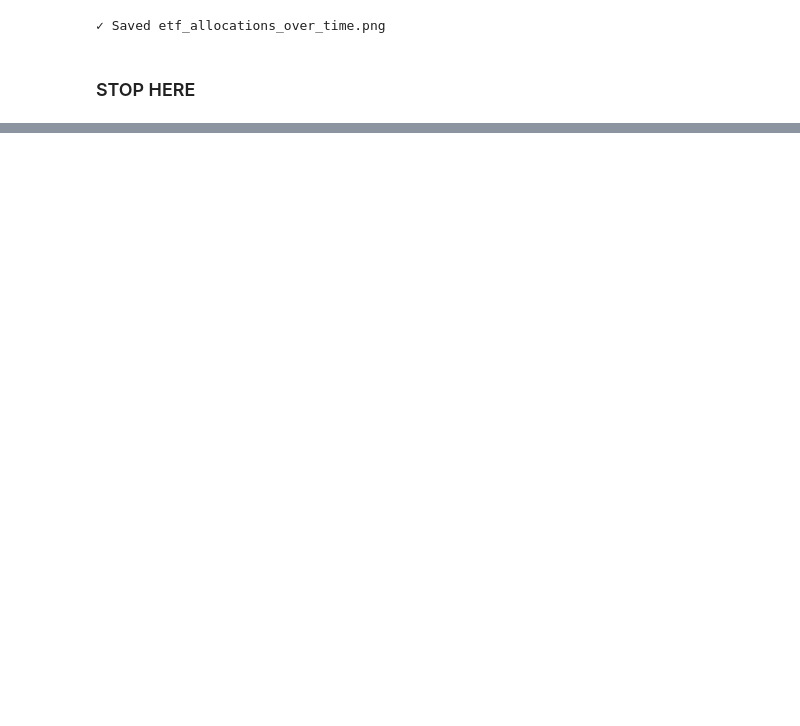
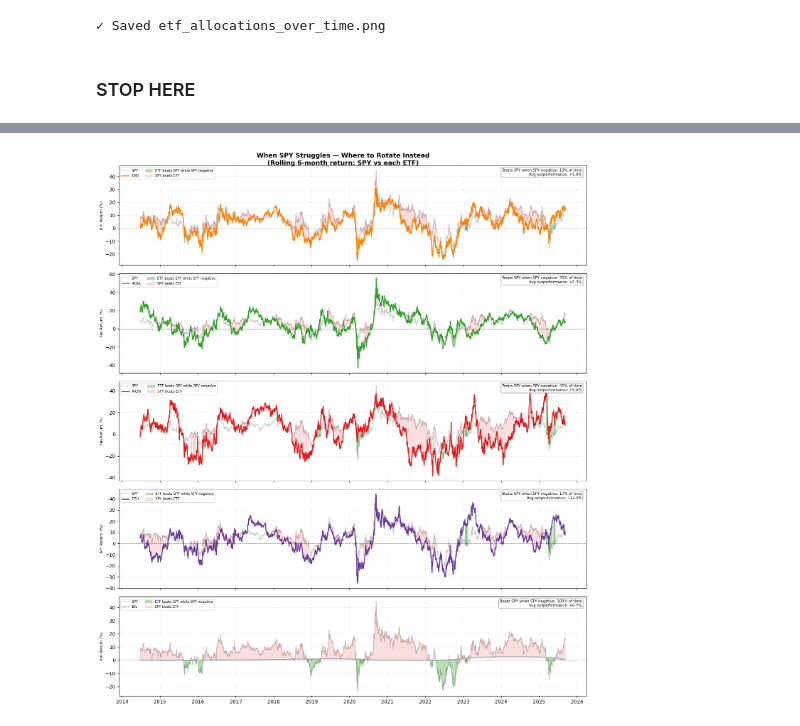
Before and after one commit to roshni-guha/working-directory-capitalfund, a Jupyter notebook: RLGlobalEquity_clean.ipynb, the cells around one changed output, grey strips where cells are left out. Cells and saved outputs as stored; diff of their text form; code cells hidden in the pictures; blank space fills up the shorter version.

```diff
--- a/RLGlobalEquity_clean.ipynb
+++ b/RLGlobalEquity_clean.ipynb
@@ -1387,0 +1442,96 @@ print(f"\nNow retrain seed {best_seed} with full 50 episodes and save.")
+# %%
+# ═══════════════════════════════════════════════════════════════
+# When SPY struggles, where should you be instead?
+# ═══════════════════════════════════════════════════════════════
+
+p_full = prices_pd.copy()
+p_full["date"] = pd.to_datetime(p_full["date"])
+p_full = p_full.set_index("date").apply(pd.to_numeric, errors="coerce")
+p_oos  = p_full.loc[str(TEST_START):]
+
+# Rolling 6-month returns for each ETF
+window = 126  # ~6 months
+ret_roll = {}
+for t in trade_tickers:
+    ret_roll[t] = p_oos[t].pct_change().fillna(0).rolling(window).sum()
+
+spy_roll = ret_roll["SPY-US"]
+
+# Find periods where SPY is negative (rolling 6m)
+spy_down = spy_roll < 0
+
+fig, axes = plt.subplots(len(trade_tickers) - 1, 1,
+                          figsize=(14, 16), sharex=True)
+fig.suptitle("When SPY Struggles — Where to Rotate Instead\n"
+             "(Rolling 6-month return: SPY vs each ETF)",
+             fontsize=13, fontweight="bold")
+
+etf_colors = {
+    "EWJ-US":  "#ff7f00",
+    "INDA-US": "#33a02c",
+    "MCHI-US": "#e31a1c",
+    "EZU-US":  "#6a3d9a",
+    "BIL-US":  "#aaaaaa",
+}
+
+for ax, t in zip(axes, [t for t in trade_tickers if t != "SPY-US"]):
+    etf_roll = ret_roll[t]
+
+    # SPY in grey
+    ax.plot(spy_roll.index, spy_roll.values * 100,
+            color="#cccccc", linewidth=1.2, label="SPY", zorder=1)
+
+    # ETF in color
+    ax.plot(etf_roll.index, etf_roll.values * 100,
+            color=etf_colors[t], linewidth=1.8,
+            label=t.replace("-US", ""), zorder=2)
+
+    # Shade green where ETF > SPY AND SPY is negative (best rotation moments)
+    both   = spy_roll.index
+    outperf_when_spy_down = (etf_roll > spy_roll) & spy_down
+    ax.fill_between(both,
+                    spy_roll.values  * 100,
+                    etf_roll.values  * 100,
+                    where=outperf_when_spy_down.values,
+                    alpha=0.35, color="#33a02c",
+                    label="ETF beats SPY while SPY negative")
+
+    # Shade red where ETF < SPY and both positive (cost of rotation)
+    underperf_when_spy_up = (etf_roll < spy_roll) & ~spy_down
+    ax.fill_between(both,
+                    spy_roll.values  * 100,
+                    etf_roll.values  * 100,
+                    where=underperf_when_spy_up.values,
+                    alpha=0.15, color="#d62728",
+                    label="SPY beats ETF")
+
+    ax.axhline(0, color="black", linewidth=0.7, linestyle="--", alpha=0.4)
+
+    # Compute stats for annotation
+    n_spy_down    = spy_down.sum()
+    n_etf_beats   = outperf_when_spy_down.sum()
+    pct_beats     = n_etf_beats / n_spy_down * 100 if n_spy_down > 0 else 0
+    avg_outperf   = (etf_roll - spy_roll)[outperf_when_spy_down].mean() * 100
+
+    ax.set_ylabel("6m Return (%)", fontsize=8)
+    ax.legend(loc="upper left", fontsize=7, ncol=2)
+    ax.grid(True, alpha=0.2)
+
+    # Annotation box
+    ax.text(0.99, 0.97,
+            f"Beats SPY when SPY negative: {pct_beats:.0f}% of time\n"
+            f"Avg outperformance: {avg_outperf:+.1f}%",
+            transform=ax.transAxes, fontsize=7.5,
+            verticalalignment="top", horizontalalignment="right",
+            bbox=dict(boxstyle="round,pad=0.3", facecolor="white",
+                      edgecolor="grey", alpha=0.8))
+# Fix x-axis dates on the bottom panel
+axes[-1].xaxis.set_major_locator(plt.matplotlib.dates.YearLocator())
+axes[-1].xaxis.set_major_formatter(plt.matplotlib.dates.DateFormatter("%Y"))
+plt.setp(axes[-1].xaxis.get_majorticklabels(), rotation=0, ha="center")
+plt.tight_layout()
+plt.savefig("rotation_case.png", dpi=150, bbox_inches="tight")
+plt.show()
+print("✓ Saved rotation_case.png")
+# %% [output]
+[figure, added]
```
Also changed, not shown: parts of 15 cells of this notebook, 27 other files.
